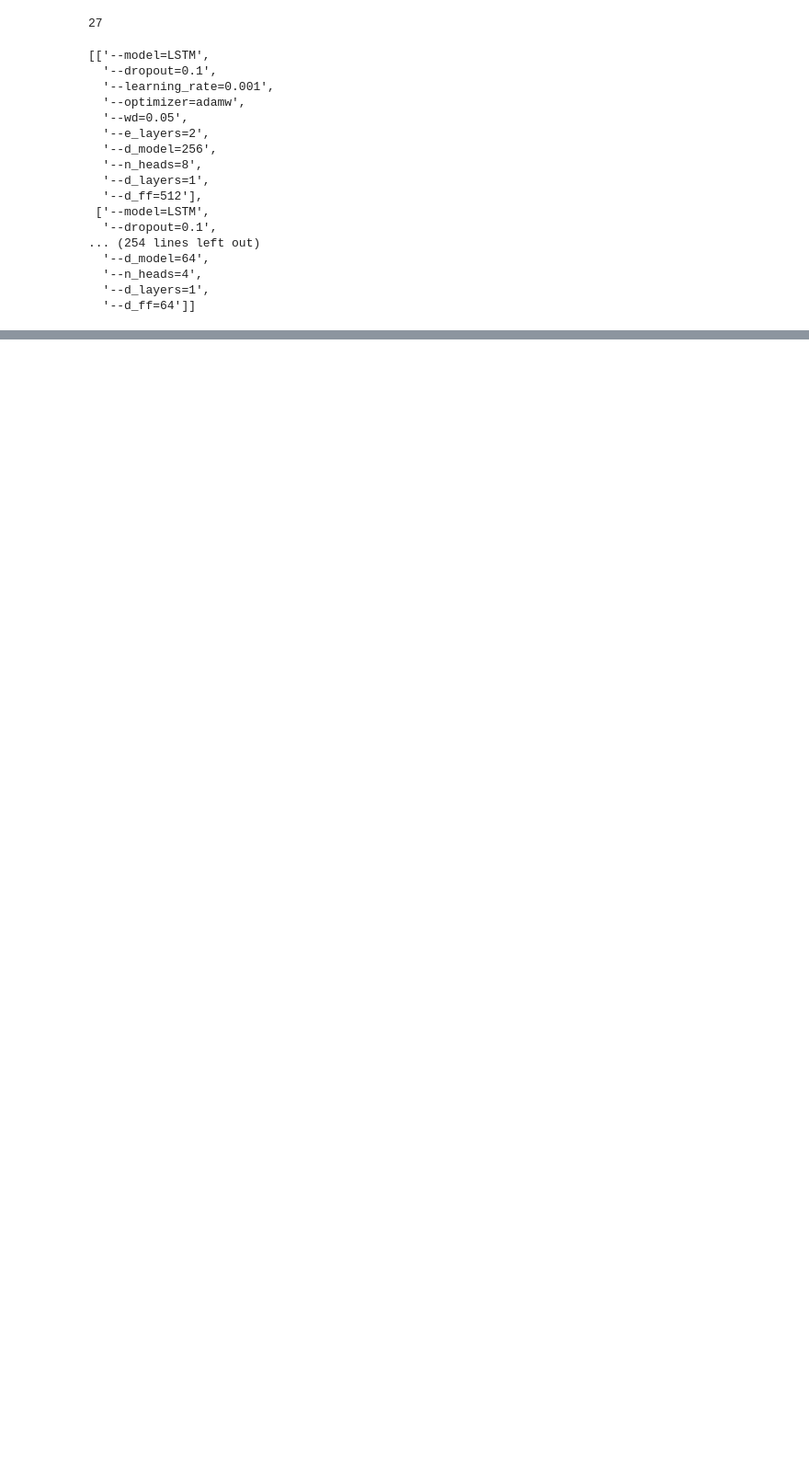
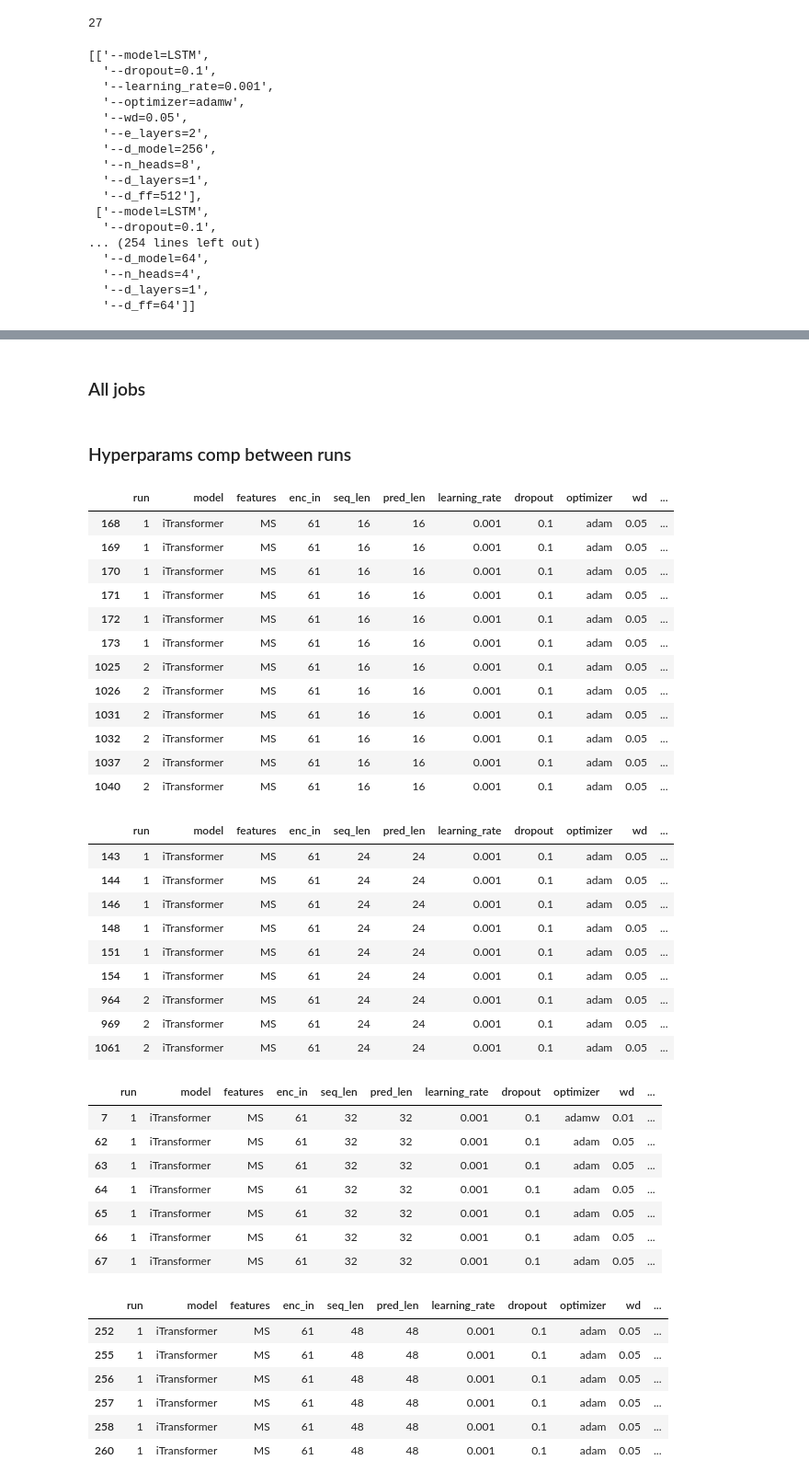
Before and after one commit to arnaud-odet/Time-Series-Library, a Jupyter notebook: job_creator.ipynb, the cells around one changed output, grey strips where cells are left out. Shown: that part at 92% size. Drawn from its saved outputs; the diff is of its cells as text; code cells hidden in the pictures; blank space fills up the shorter version.

```diff
--- a/job_creator.ipynb
+++ b/job_creator.ipynb
@@ -142,9 +146,10 @@ with open(SCRIPT_PATH / 'jobs_configs.txt', "w") as f:
                 args = th_args + feature_args + config_list + common_args
                 identifier = f"{config_dict['model']}_{feature}_{th}-{th}_el{config_dict['e_layers']}_dm{config_dict['d_model']}_nh{config_dict['n_heads']}_dl{config_dict['d_layers']}_ff{config_dict['d_ff']}"
                 str_args = f"{i}, {identifier}, {time_limits[config_dict['model']]}," + ",".join(args)
-                if identifier not in exp_count or exp_count[identifier] != 3:
+                str_args = str_args.replace(' ','')
+                if (identifier not in exp_count or exp_count[identifier] < 3) and (config_dict['model'] in ['LSTM','Transformer'] or feature == 'S' ) and not config_dict['model']== 'TimesNet':
                     print(str_args)
                     i+=1
-                    f.write(str_args.replace(' ',''))
+                    f.write(str_args)
                     f.write("\n")
 # %% [output]
@@ -167,0 +173,65 @@ with open(SCRIPT_PATH / 'jobs_configs.txt', "w") as f:
+# %% [markdown]
+### All jobs
+# %%
+with open(SCRIPT_PATH / 'all_jobs_configs.txt', "w") as f:
+    i = 0
+    for th in time_horizons :
+        th_args = [f"--model_id='USC_{th}_{th}'", f"--seq_len={th}", f"--pred_len={th}", f"--label_len={th//4}"]
+        for feature, feature_args in features_set.items():
+            for config_list, config_dict in zip(configs_list, configs) :
+                args = th_args + feature_args + config_list + common_args
+                identifier = f"{config_dict['model']}_{feature}_{th}-{th}_el{config_dict['e_layers']}_dm{config_dict['d_model']}_nh{config_dict['n_heads']}_dl{config_dict['d_layers']}_ff{config_dict['d_ff']}"
+                str_args = f"{i}, {identifier}, {time_limits[config_dict['model']]}," + ",".join(args)
+                str_args = str_args.replace(' ','')
+                f.write(str_args)
+                f.write("\n")
+                i+=1
+# %% [markdown]
+### Hyperparams comp between runs
+# %%
+ldf = pd.read_csv(LOG_FILE, index_col=0)
+ldf['run'] = [1 if ind < CALMIP_START_INDEX[2] else 2 for ind in ldf.index]
+model= 'iTransformer'
+for seq_len in [16,24,32,48,64,96]:
+    hp_cols = ['run','model','features','enc_in','seq_len','pred_len','learning_rate','dropout','optimizer','wd','e_layers','d_model','n_heads','d_layers','d_ff']
+    indices = ldf[hp_cols].drop_duplicates().query(f"model == '{model}'").query("features == 'MS'").query(f"seq_len == {seq_len}").index
+    display(ldf.loc[indices,hp_cols+['rmse','fde']])
+# %% [output]
+|  | run | model | features | enc_in | seq_len | pred_len | learning_rate | dropout | optimizer | wd | ... |
+| 168 | 1 | iTransformer | MS | 61 | 16 | 16 | 0.001 | 0.1 | adam | 0.05 | ... |
+| 169 | 1 | iTransformer | MS | 61 | 16 | 16 | 0.001 | 0.1 | adam | 0.05 | ... |
+| 170 | 1 | iTransformer | MS | 61 | 16 | 16 | 0.001 | 0.1 | adam | 0.05 | ... |
+| 171 | 1 | iTransformer | MS | 61 | 16 | 16 | 0.001 | 0.1 | adam | 0.05 | ... |
+| 172 | 1 | iTransformer | MS | 61 | 16 | 16 | 0.001 | 0.1 | adam | 0.05 | ... |
+| 173 | 1 | iTransformer | MS | 61 | 16 | 16 | 0.001 | 0.1 | adam | 0.05 | ... |
+| 1025 | 2 | iTransformer | MS | 61 | 16 | 16 | 0.001 | 0.1 | adam | 0.05 | ... |
+| 1026 | 2 | iTransformer | MS | 61 | 16 | 16 | 0.001 | 0.1 | adam | 0.05 | ... |
+| 1031 | 2 | iTransformer | MS | 61 | 16 | 16 | 0.001 | 0.1 | adam | 0.05 | ... |
+| 1032 | 2 | iTransformer | MS | 61 | 16 | 16 | 0.001 | 0.1 | adam | 0.05 | ... |
+| 1037 | 2 | iTransformer | MS | 61 | 16 | 16 | 0.001 | 0.1 | adam | 0.05 | ... |
+| 1040 | 2 | iTransformer | MS | 61 | 16 | 16 | 0.001 | 0.1 | adam | 0.05 | ... |
+|  | run | model | features | enc_in | seq_len | pred_len | learning_rate | dropout | optimizer | wd | ... |
+| 143 | 1 | iTransformer | MS | 61 | 24 | 24 | 0.001 | 0.1 | adam | 0.05 | ... |
+| 144 | 1 | iTransformer | MS | 61 | 24 | 24 | 0.001 | 0.1 | adam | 0.05 | ... |
+| 146 | 1 | iTransformer | MS | 61 | 24 | 24 | 0.001 | 0.1 | adam | 0.05 | ... |
+| 148 | 1 | iTransformer | MS | 61 | 24 | 24 | 0.001 | 0.1 | adam | 0.05 | ... |
+| 151 | 1 | iTransformer | MS | 61 | 24 | 24 | 0.001 | 0.1 | adam | 0.05 | ... |
+| 154 | 1 | iTransformer | MS | 61 | 24 | 24 | 0.001 | 0.1 | adam | 0.05 | ... |
+| 964 | 2 | iTransformer | MS | 61 | 24 | 24 | 0.001 | 0.1 | adam | 0.05 | ... |
+| 969 | 2 | iTransformer | MS | 61 | 24 | 24 | 0.001 | 0.1 | adam | 0.05 | ... |
+| 1061 | 2 | iTransformer | MS | 61 | 24 | 24 | 0.001 | 0.1 | adam | 0.05 | ... |
+|  | run | model | features | enc_in | seq_len | pred_len | learning_rate | dropout | optimizer | wd | ... |
+| 7 | 1 | iTransformer | MS | 61 | 32 | 32 | 0.001 | 0.1 | adamw | 0.01 | ... |
+| 62 | 1 | iTransformer | MS | 61 | 32 | 32 | 0.001 | 0.1 | adam | 0.05 | ... |
+| 63 | 1 | iTransformer | MS | 61 | 32 | 32 | 0.001 | 0.1 | adam | 0.05 | ... |
+| 64 | 1 | iTransformer | MS | 61 | 32 | 32 | 0.001 | 0.1 | adam | 0.05 | ... |
+| 65 | 1 | iTransformer | MS | 61 | 32 | 32 | 0.001 | 0.1 | adam | 0.05 | ... |
+| 66 | 1 | iTransformer | MS | 61 | 32 | 32 | 0.001 | 0.1 | adam | 0.05 | ... |
+| 67 | 1 | iTransformer | MS | 61 | 32 | 32 | 0.001 | 0.1 | adam | 0.05 | ... |
+|  | run | model | features | enc_in | seq_len | pred_len | learning_rate | dropout | optimizer | wd | ... |
+| 252 | 1 | iTransformer | MS | 61 | 48 | 48 | 0.001 | 0.1 | adam | 0.05 | ... |
+| 255 | 1 | iTransformer | MS | 61 | 48 | 48 | 0.001 | 0.1 | adam | 0.05 | ... |
+| 256 | 1 | iTransformer | MS | 61 | 48 | 48 | 0.001 | 0.1 | adam | 0.05 | ... |
+| 257 | 1 | iTransformer | MS | 61 | 48 | 48 | 0.001 | 0.1 | adam | 0.05 | ... |
+| 258 | 1 | iTransformer | MS | 61 | 48 | 48 | 0.001 | 0.1 | adam | 0.05 | ... |
+| 260 | 1 | iTransformer | MS | 61 | 48 | 48 | 0.001 | 0.1 | adam | 0.05 | ... |
```
Also changed, not shown: parts of 5 cells of this notebook, 38 other files.
